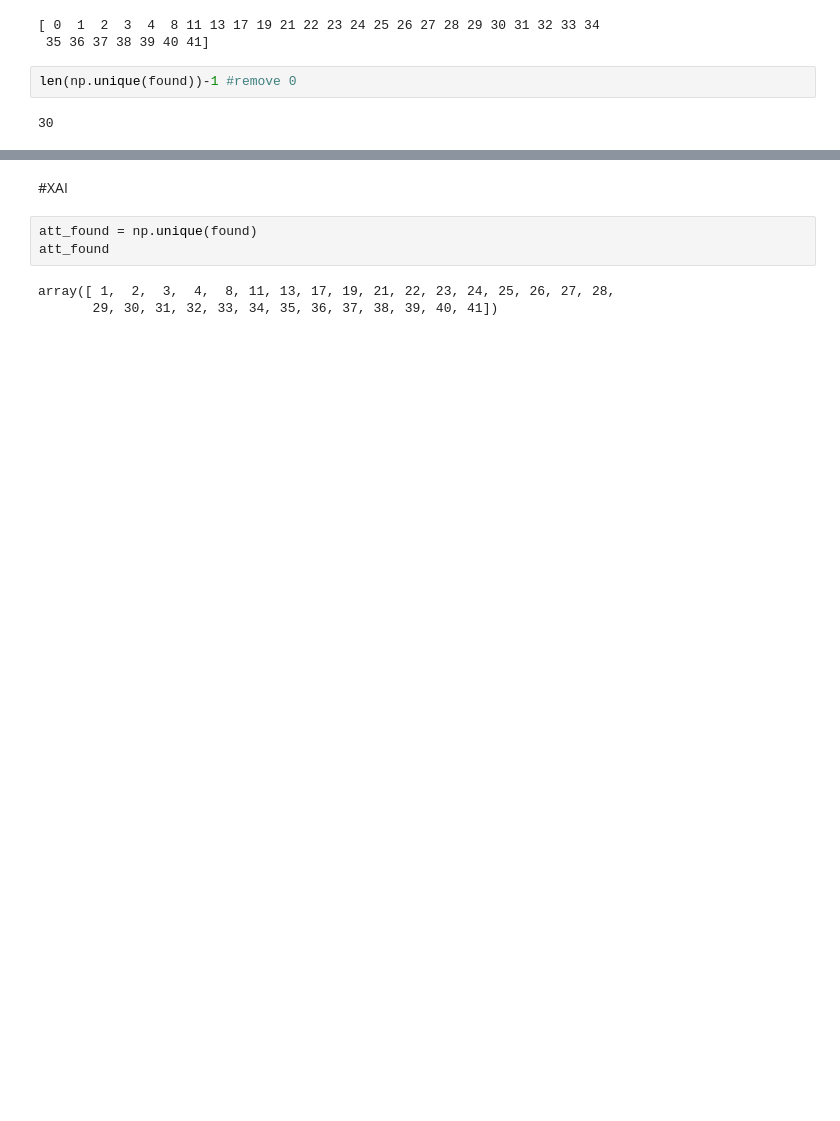
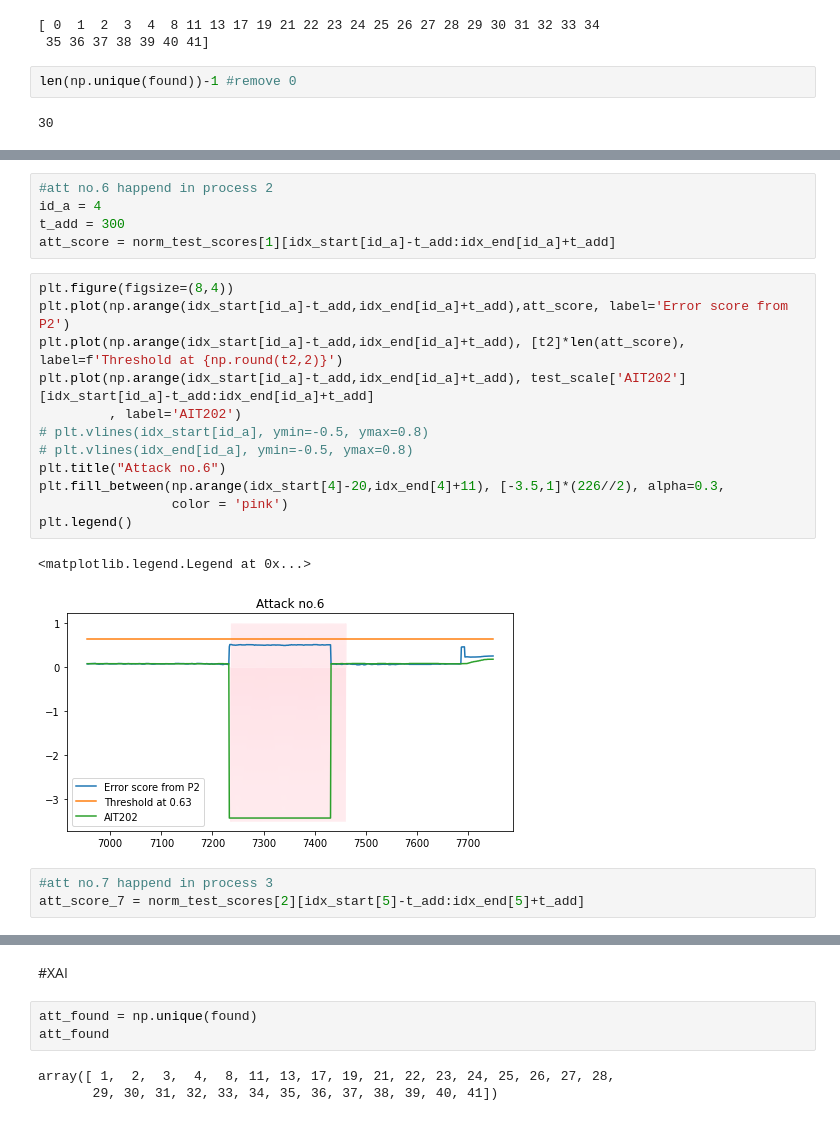
Before and after one commit to Geebigib/Explainable-Anomaly-detection-In-ICS, a Jupyter notebook: Probability_Base_Model_separate_stage.ipynb, the cells around one changed output, grey strips where cells are left out. Saved outputs shown, nothing was run; the diff lists cells and outputs as text; blank space fills up the shorter version.

```diff
--- a/Probability_Base_Model_separate_stage.ipynb
+++ b/Probability_Base_Model_separate_stage.ipynb
@@ -794,0 +832,23 @@ Find explanation for undetect attack
+# %%
+#att no.6 happend in process 2
+id_a = 4
+t_add = 300
+att_score = norm_test_scores[1][idx_start[id_a]-t_add:idx_end[id_a]+t_add]
+# %%
+plt.figure(figsize=(8,4))
+plt.plot(np.arange(idx_start[id_a]-t_add,idx_end[id_a]+t_add),att_score, label='Error score from P2')
+plt.plot(np.arange(idx_start[id_a]-t_add,idx_end[id_a]+t_add), [t2]*len(att_score), label=f'Threshold at {np.round(t2,2)}')
+plt.plot(np.arange(idx_start[id_a]-t_add,idx_end[id_a]+t_add), test_scale['AIT202'][idx_start[id_a]-t_add:idx_end[id_a]+t_add]
+         , label='AIT202')
+# plt.vlines(idx_start[id_a], ymin=-0.5, ymax=0.8)
+# plt.vlines(idx_end[id_a], ymin=-0.5, ymax=0.8)
+plt.title("Attack no.6")
+plt.fill_between(np.arange(idx_start[4]-20,idx_end[4]+11), [-3.5,1]*(226//2), alpha=0.3,
+                 color = 'pink')
+plt.legend()
+# %% [output]
+<matplotlib.legend.Legend at 0x...>
+[figure, added]
+# %%
+#att no.7 happend in process 3
+att_score_7 = norm_test_scores[2][idx_start[5]-t_add:idx_end[5]+t_add]
```
Also changed, not shown: parts of 37 cells of this notebook.
